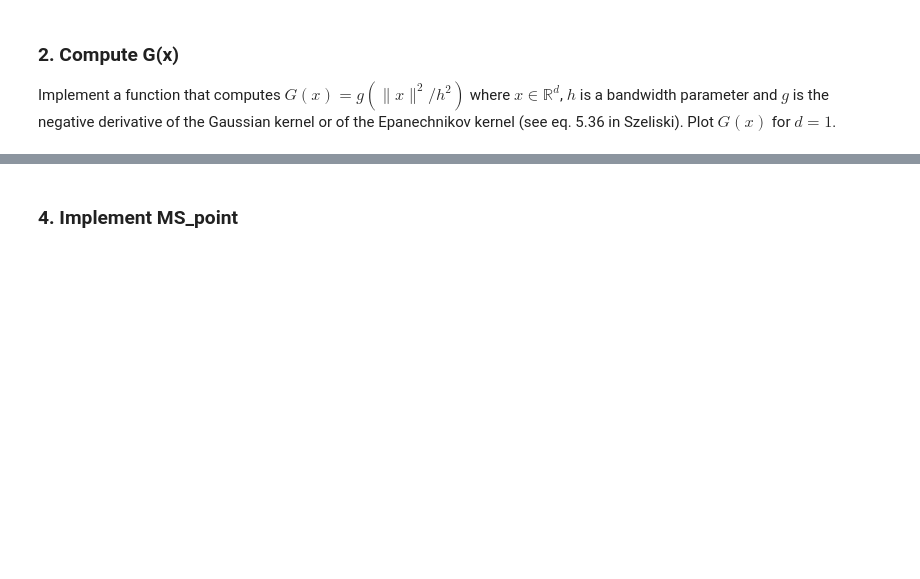
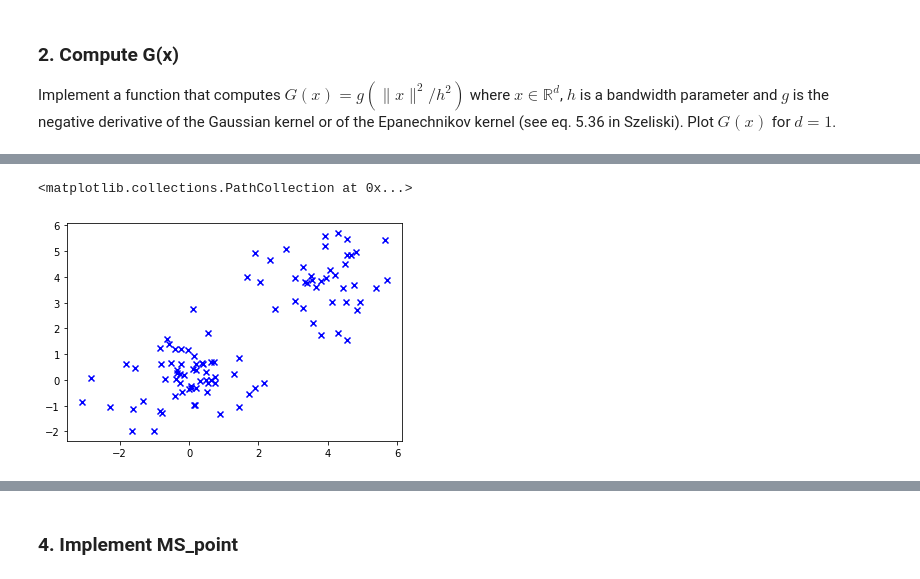
Before and after one commit to yeb2Binfang/DS_GY_3001_CV, a Jupyter notebook: HW/HW3/homework3.ipynb, the cells around one changed output, grey strips where cells are left out. Drawn from its saved outputs; the diff is of its cells as text; code cells hidden in the pictures; blank space fills up the shorter version.

```diff
--- a/HW/HW3/homework3.ipynb
+++ b/HW/HW3/homework3.ipynb
@@ -75,0 +239,5 @@ y = [kernel(xi,np.array([h])) for xi in x]
+# %%
+plt.scatter(data[:,0],data[:,1],color='b',marker='x')
+# %% [output]
+<matplotlib.collections.PathCollection at 0x...>
+[figure, added]
```
Also changed, not shown: parts of 18 cells of this notebook.
